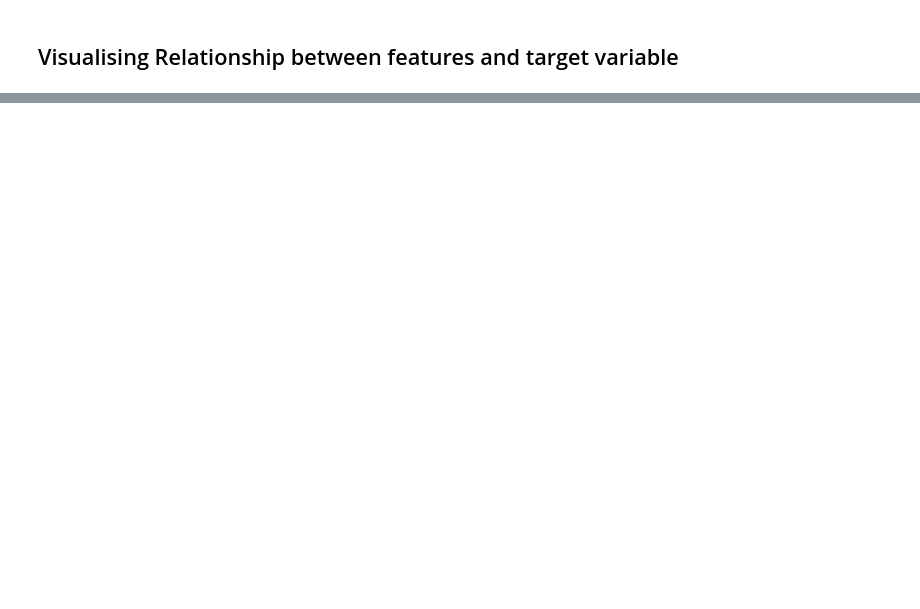
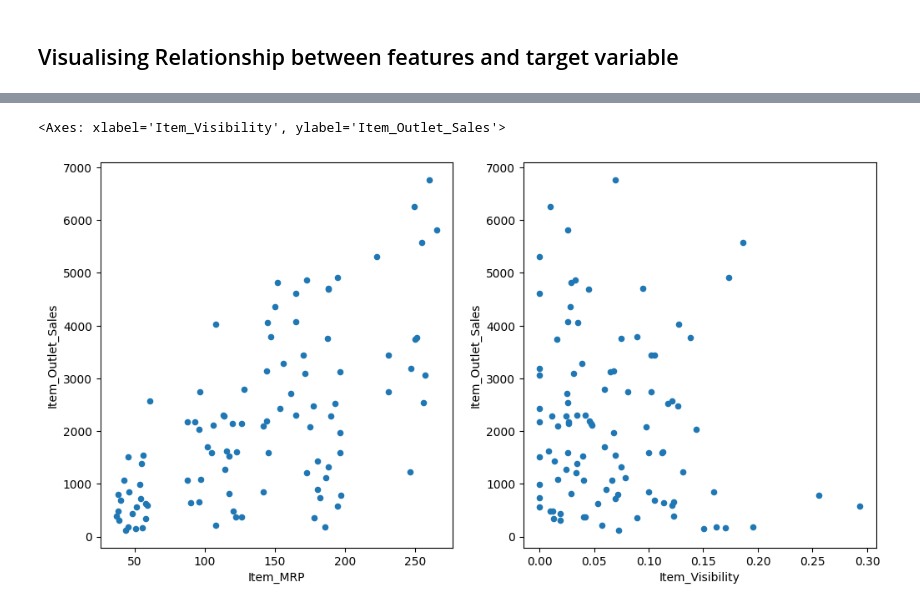
Before and after one commit to mian-adoan98/DS_Sales_Predictive_Modeling, a Jupyter notebook: spm_eda_process.ipynb, the cells around one changed output, grey strips where cells are left out. Drawn from its saved outputs; the diff is of its cells as text; code cells hidden in the pictures; blank space fills up the shorter version.

```diff
--- a/spm_eda_process.ipynb
+++ b/spm_eda_process.ipynb
@@ -15,0 +40,10 @@ import seaborn as sns
+# %%
+# tranform data:
+def transform_data(orig_data, data, features):
+  item_feature_data = orig_data[features]
+  data = data.drop(columns=item_feature_data)
+  data = pd.concat([data, item_feature_data], axis=1)
+  return data
+
+# call the transform data function --> modify the eda dataset
+bigmart = transform_data(df, bigmart, ["Item_Weight", "Item_Visibility", "Item_MRP"])
@@ -19,0 +144,9 @@ For building an sales predictive model to efficiently learn from sales data stor
+# %%
+fig, regplot = plt.subplots(1,2, figsize=(12,6))
+
+# scatterplot: item mrp and item visibility vs item outlet sales
+item_rel_data.iloc[:100].plot.scatter("Item_MRP", "Item_Outlet_Sales", ax=regplot[0])
+item_rel_data.iloc[:100].plot.scatter("Item_Visibility", "Item_Outlet_Sales", ax=regplot[1])
+# %% [output]
+<Axes: xlabel='Item_Visibility', ylabel='Item_Outlet_Sales'>
+[figure, added]
```
Also changed, not shown: parts of 15 cells of this notebook, 7 other files.
